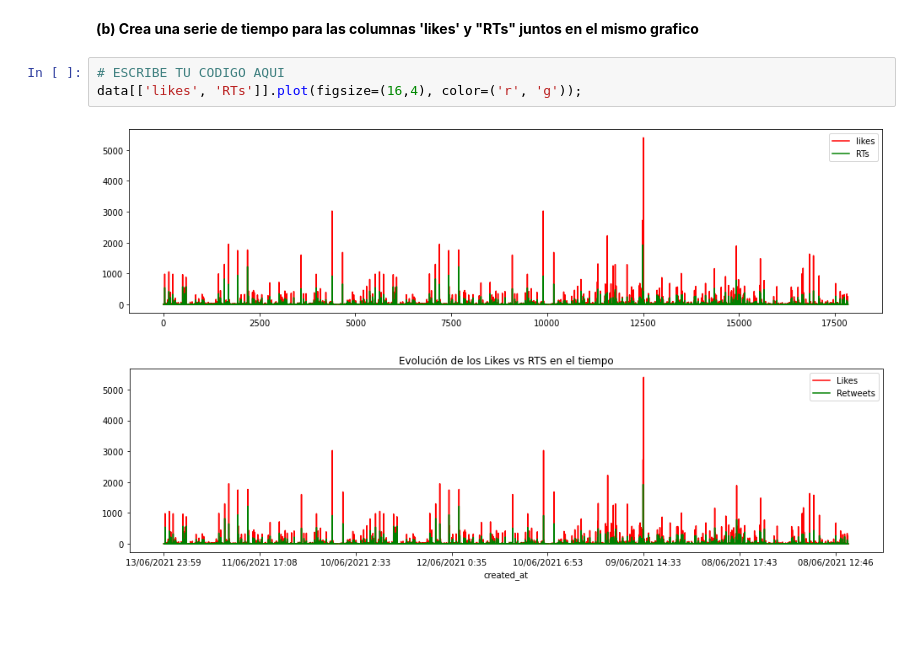
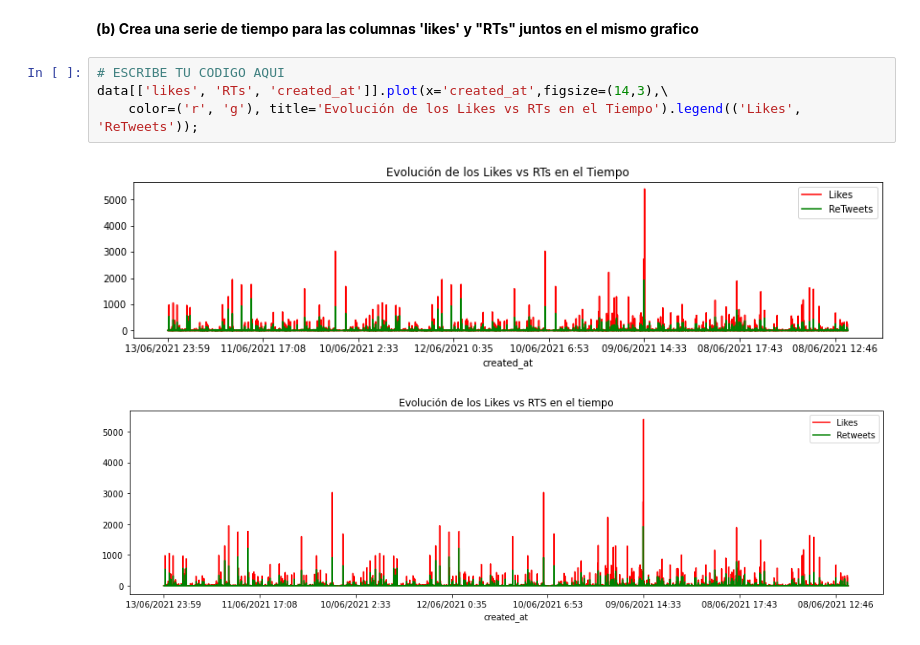
Before and after one commit to Alessandro5C/acc-python, a Jupyter notebook: Lab13-Twitter-Analisis-con-Tweepy-en-Python/02-Twitter-Analisis-con-Tweepy-en-Python-Ejercicio.ipynb, the cells around one changed output. Cells and saved outputs as stored; diff of their text form; blank space fills up the shorter version.

Commit message:
Plots fixed

```diff
--- a/Lab13-Twitter-Analisis-con-Tweepy-en-Python/02-Twitter-Analisis-con-Tweepy-en-Python-Ejercicio.ipynb
+++ b/Lab13-Twitter-Analisis-con-Tweepy-en-Python/02-Twitter-Analisis-con-Tweepy-en-Python-Ejercicio.ipynb
@@ -195,9 +197,10 @@ data['RTs'].plot(figsize=(16,4), color='g');
 **(b) Crea una serie de tiempo para las columnas 'likes' y "RTs" juntos en el mismo grafico**
 # %%
 # ESCRIBE TU CODIGO AQUI
-data[['likes', 'RTs']].plot(figsize=(16,4), color=('r', 'g'));
+data[['likes', 'RTs', 'created_at']].plot(x='created_at',figsize=(14,3),\
+    color=('r', 'g'), title='Evolución de los Likes vs RTs en el Tiempo').legend(('Likes', 'ReTweets'));
 # %% [output]
-[figure, old version]
+[figure, new version]
 # %%
 # %% [output]
 [figure]
```
Also changed, not shown: parts of 2 cells of this notebook.
